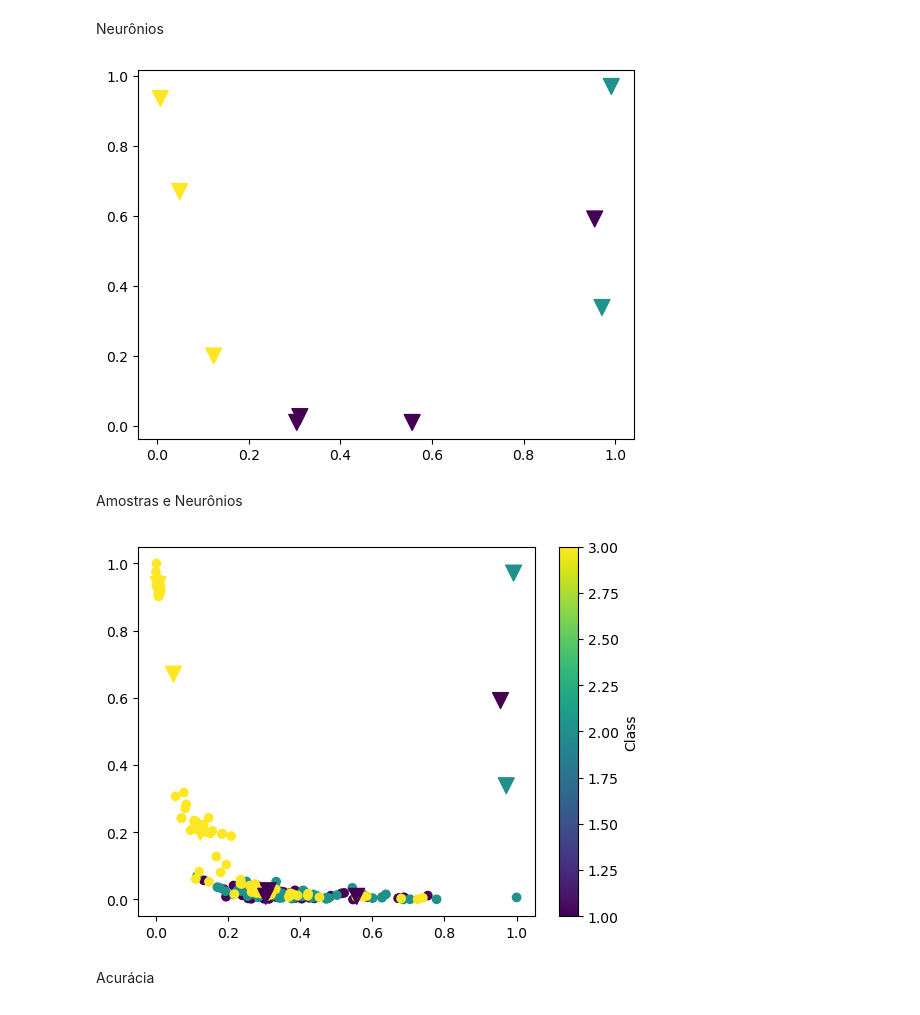
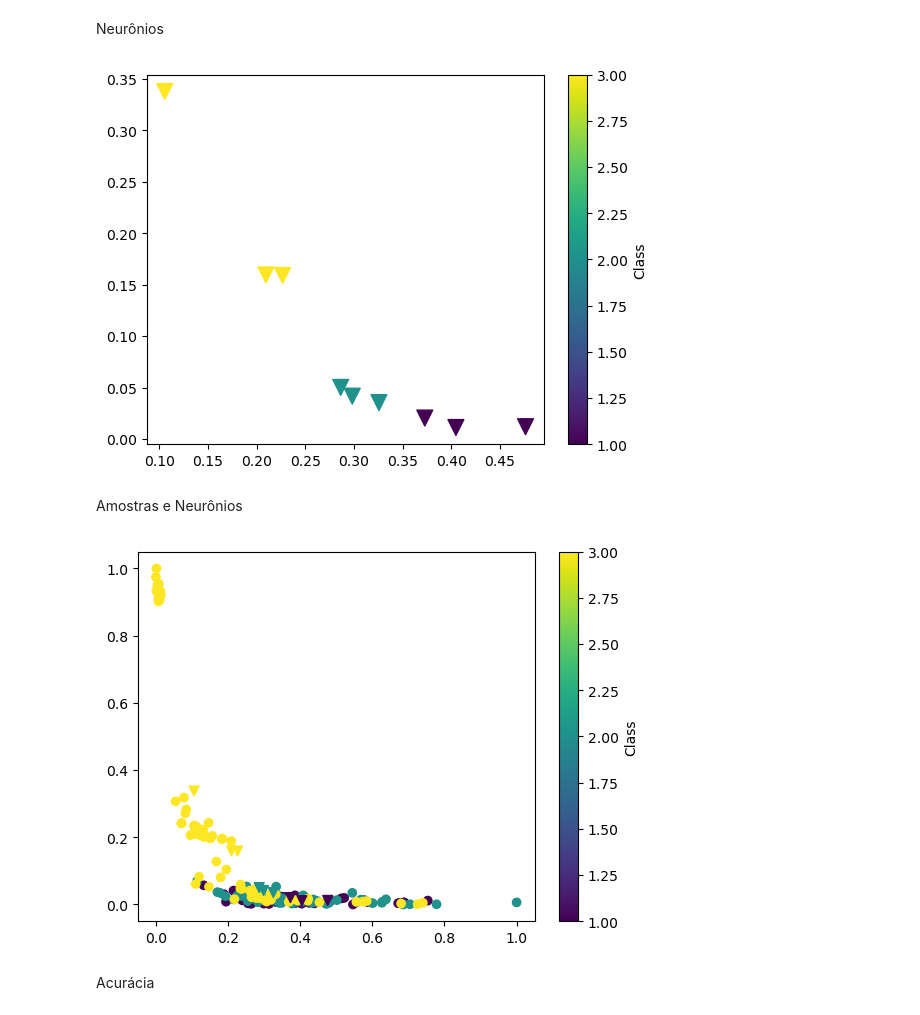
Before and after one commit to marcelotores/jupyter, a Jupyter notebook: som/SOM - Meus dados.ipynb, the cells around one changed output. Drawn from its saved outputs; the diff is of its cells as text; code cells hidden in the pictures.

```diff
--- a/som/SOM - Meus dados.ipynb
+++ b/som/SOM - Meus dados.ipynb
@@ -44,25 +44,24 @@ class SelfOrganizingMap:
             #np.random.shuffle(data)
 
             ## Definindo parâmetros dinamicamente
-            learning_rate, neighbourhood_range = decay(epoch, num_epochs, learning_rate, max_m_dsitance=4)
+            learning_rate, neighbourhood_range = decay(epoch, num_epochs, learning_rate, max_m_dsitance=1)
 
             for sample in data:
                 best_match = self._find_best_matching_unit(sample)
 
                 ## Comentário temporário
-                self._update_weights(sample, best_match, learning_rate)
+                #self._update_weights(sample, best_match, learning_rate)
 
                 #### Nova Atualização
 
-                #for row in range(self.weights.shape[0]):
-                #  for col in range(self.weights.shape[1]):
+                for row in range(self.weights.shape[0]):
+                    for col in range(self.weights.shape[1]):
                     # Aqui é feito o cálculo de vizinhaça; por exemplo, para row, col = 0, 0 e winter (neurônio vencedor) = 1, 0,
                     # É calculada a distância de Manhatan entre essas duas posições. O limite dessa distância é neighbourhood_range,
                     # valor que vai sendo reduzido com o passar das iterações.
 
-                #    if self.m_distance([row, col], best_match) <= neighbourhood_range:
-                #      print(epoch)
-                #      self.weights[row][col] += learning_rate * (sample - self.weights[row][col]) #update neighbour's weight
+                        if self.m_distance([row, col], best_match) <= neighbourhood_range:
+                            self.weights[row][col] += learning_rate * (sample - self.weights[row][col]) #update neighbour's weight
 
                 #### Fim
 
@@ -133,12 +132,12 @@ train_x_normalized = minmax_scaler(train_x)
 test_x_normalized = minmax_scaler(test_x)
 
 # Todos os Dados
-X = data_x_normalized
-y = data_y
+#X = data_x_normalized
+#y = data_y
 
 # Dados de Treino
-#X = train_x_normalized
-#y = train_y
+X = train_x_normalized
+y = train_y
 
 # Dados de Teste
 #X = test_x_normalized
@@ -271,16 +268,16 @@ plt.scatter(news_x, news_y, c=prediction, s=130, marker="v")
 plt.colorbar(scatter, label='Class')
 plt.show()
 # %% [output]
-[figure, old version]
+[figure, new version]
 # %% [markdown]
 Amostras e Neurônios
 # %%
 scatter = plt.scatter(at1, at2, c=classes)
-plt.scatter(news_x, news_y, c=prediction, s=130, marker="v")
+plt.scatter(news_x, news_y, c=prediction, s=50, marker="v")
 plt.colorbar(scatter, label='Class')
 plt.show()
 # %% [output]
-[figure, old version]
+[figure, new version]
 # %% [markdown]
 Acurácia
 # %%
```
Also changed, not shown: parts of 4 cells of this notebook.
